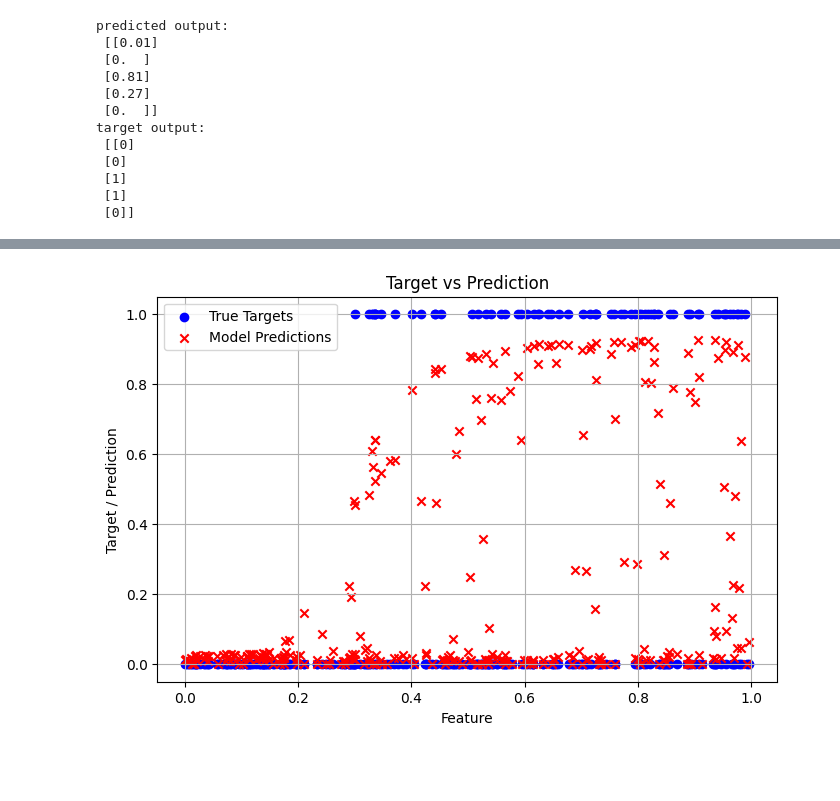
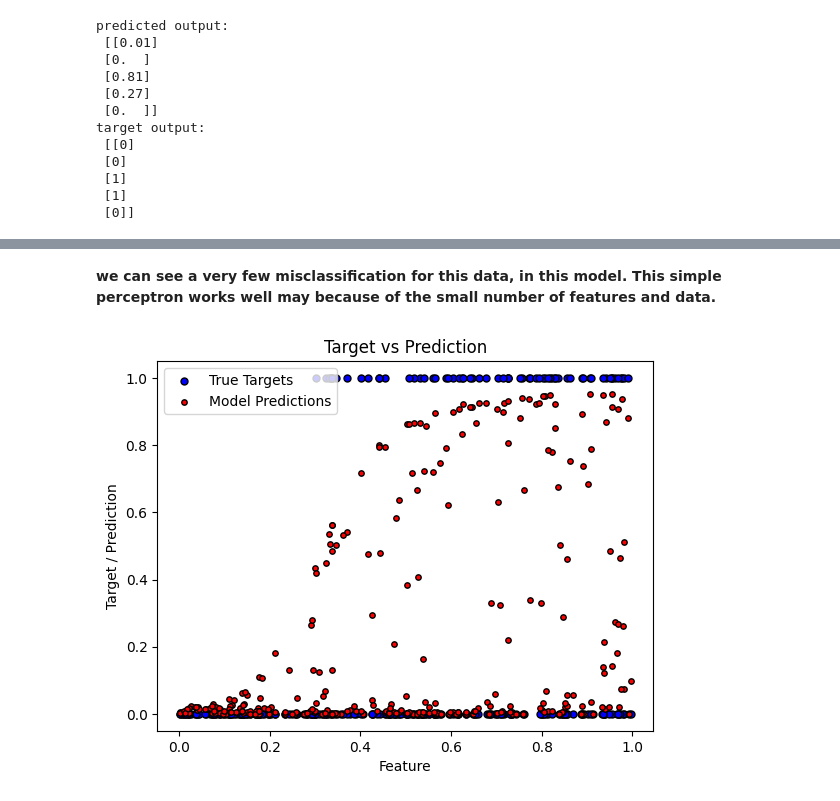
Before and after one commit to mmoniX/DL_HHN, a Jupyter notebook: DL_03-Project.ipynb, the cells around one changed output, grey strips where cells are left out. Drawn from its saved outputs; the diff is of its cells as text; code cells hidden in the pictures; blank space fills up the shorter version.

```diff
--- a/DL_03-Project.ipynb
+++ b/DL_03-Project.ipynb
@@ -397,26 +387,21 @@ plt.show()
+# %% [markdown]
+**we can see a very few misclassification for this data, in this model. This simple perceptron works well may because of the small number of features and data.**
 # %%
-# Predict using trained weights
 _, hidden_output, _, output_output = forward_pass(features)
-
-# Flatten targets and predictions for plotting
 true_y = targets.flatten()
 pred_y = output_output.flatten()
 
-# Assuming 1D feature (for 2D plotting)
 if features.shape[1] == 1:
     x_vals = features.flatten()
 else:
-    # If features have more than one column, pick one to plot against
-    x_vals = features[:, 0]  # Using first feature for visualization
+    x_vals = features[:, 0]
 
-plt.figure(figsize=(8, 5))
-plt.scatter(x_vals, true_y, label='True Targets', color='blue')
-plt.scatter(x_vals, pred_y, label='Model Predictions', color='red', marker='x')
+plt.scatter(x_vals, true_y, label='True Targets', color='blue', s=25, edgecolor = 'k')
+plt.scatter(x_vals, pred_y, label='Model Predictions', color='red', s=15, edgecolor = 'k')
 plt.xlabel('Feature')
 plt.ylabel('Target / Prediction')
 plt.title('Target vs Prediction')
-plt.legend()
-plt.grid(True)
+plt.legend(loc='upper left')
 plt.show()
 # %% [output]
-[figure, old version]
+[figure, new version]
```
Also changed, not shown: parts of 7 cells of this notebook.
